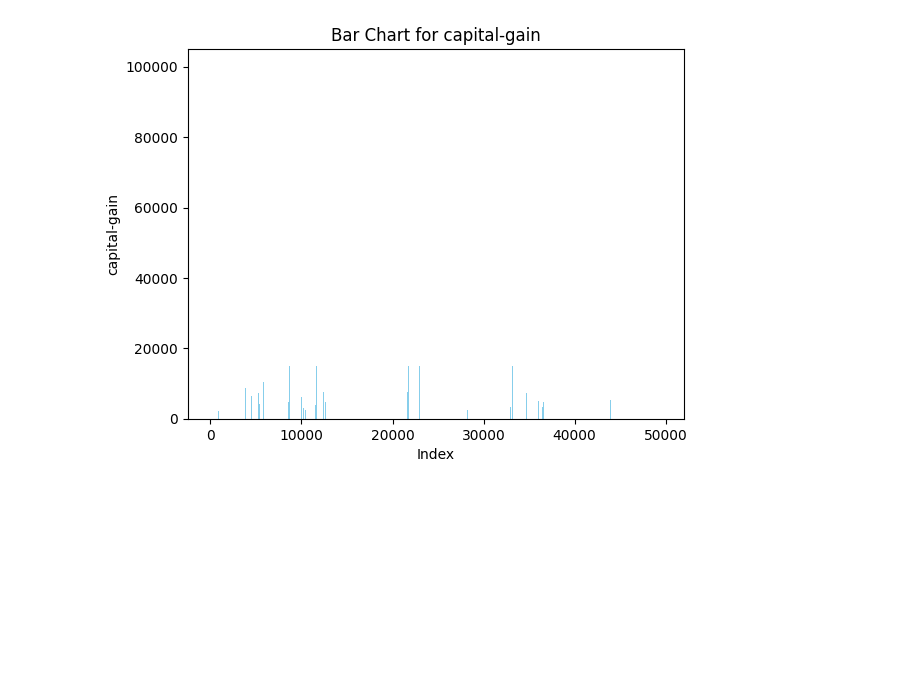
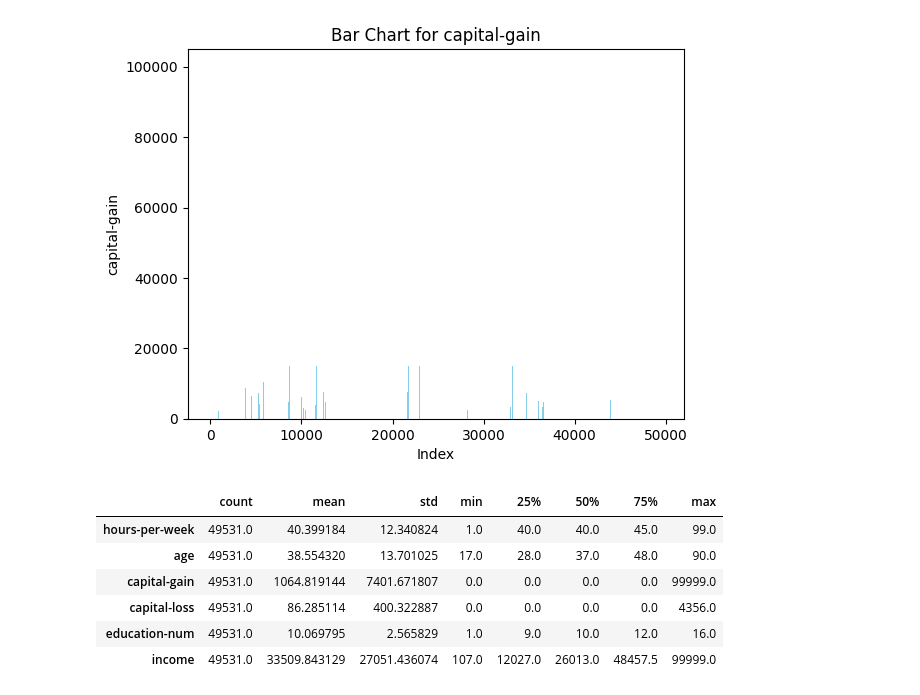
Before and after one commit to svenu38/trail, a Jupyter notebook: first.ipynb, the cells around one changed output. Drawn from its saved outputs; the diff is of its cells as text; code cells hidden in the pictures; blank space fills up the shorter version.

```diff
--- a/first.ipynb
+++ b/first.ipynb
@@ -45,3 +45,13 @@ plt.title('Bar Chart for capital-gain')
 plt.show()
 # %% [output]
 [figure]
+# %%
+df.describe().T
+# %% [output]
+|  | count | mean | std | min | 25% | 50% | 75% | max |
+| hours-per-week | 49531.0 | 40.399184 | 12.340824 | 1.0 | 40.0 | 40.0 | 45.0 | 99.0 |
+| age | 49531.0 | 38.554320 | 13.701025 | 17.0 | 28.0 | 37.0 | 48.0 | 90.0 |
+| capital-gain | 49531.0 | 1064.819144 | 7401.671807 | 0.0 | 0.0 | 0.0 | 0.0 | 99999.0 |
+| capital-loss | 49531.0 | 86.285114 | 400.322887 | 0.0 | 0.0 | 0.0 | 0.0 | 4356.0 |
+| education-num | 49531.0 | 10.069795 | 2.565829 | 1.0 | 9.0 | 10.0 | 12.0 | 16.0 |
+| income | 49531.0 | 33509.843129 | 27051.436074 | 107.0 | 12027.0 | 26013.0 | 48457.5 | 99999.0 |
```
Also changed, not shown: parts of 5 cells of this notebook, 1 other file.
